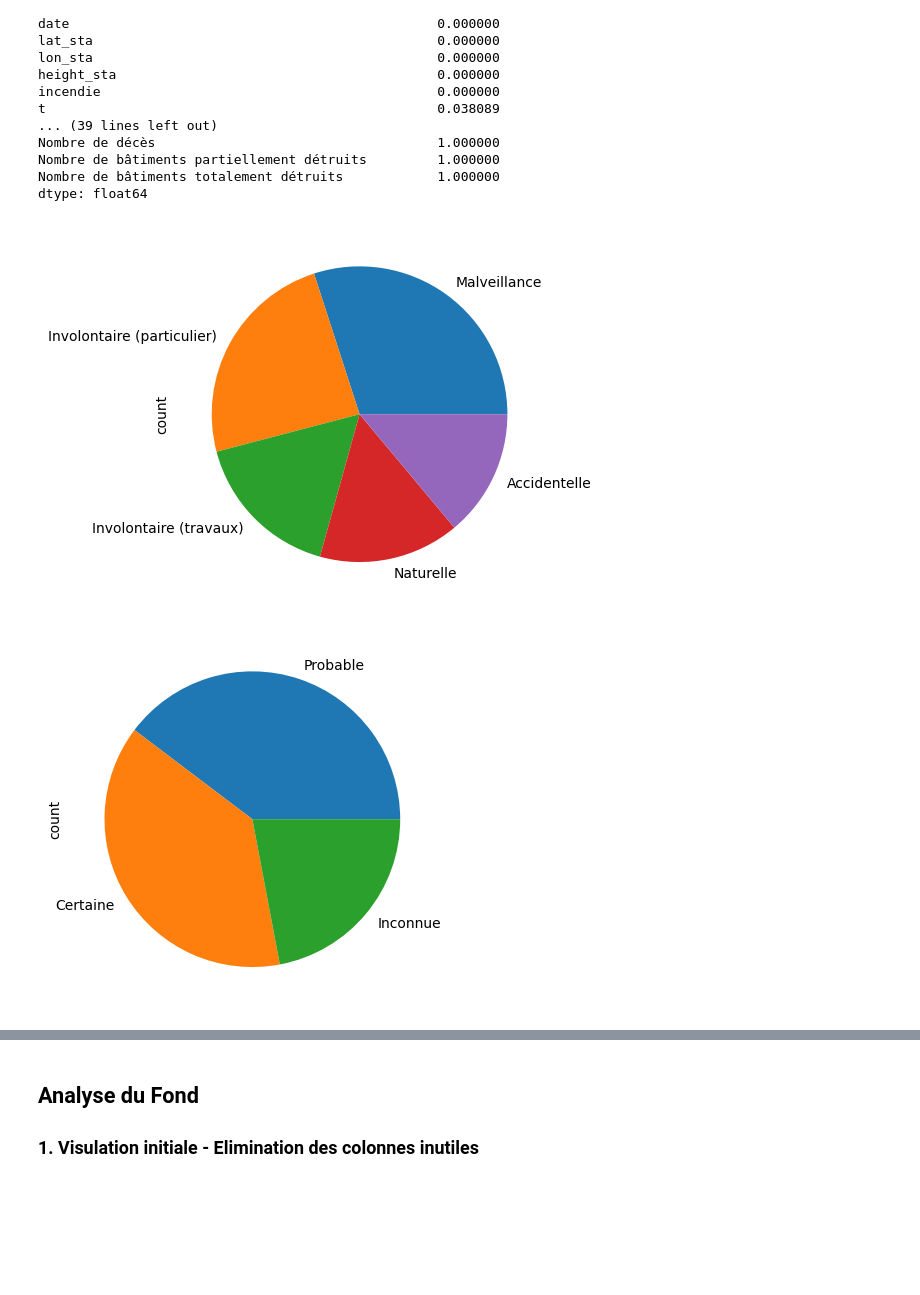
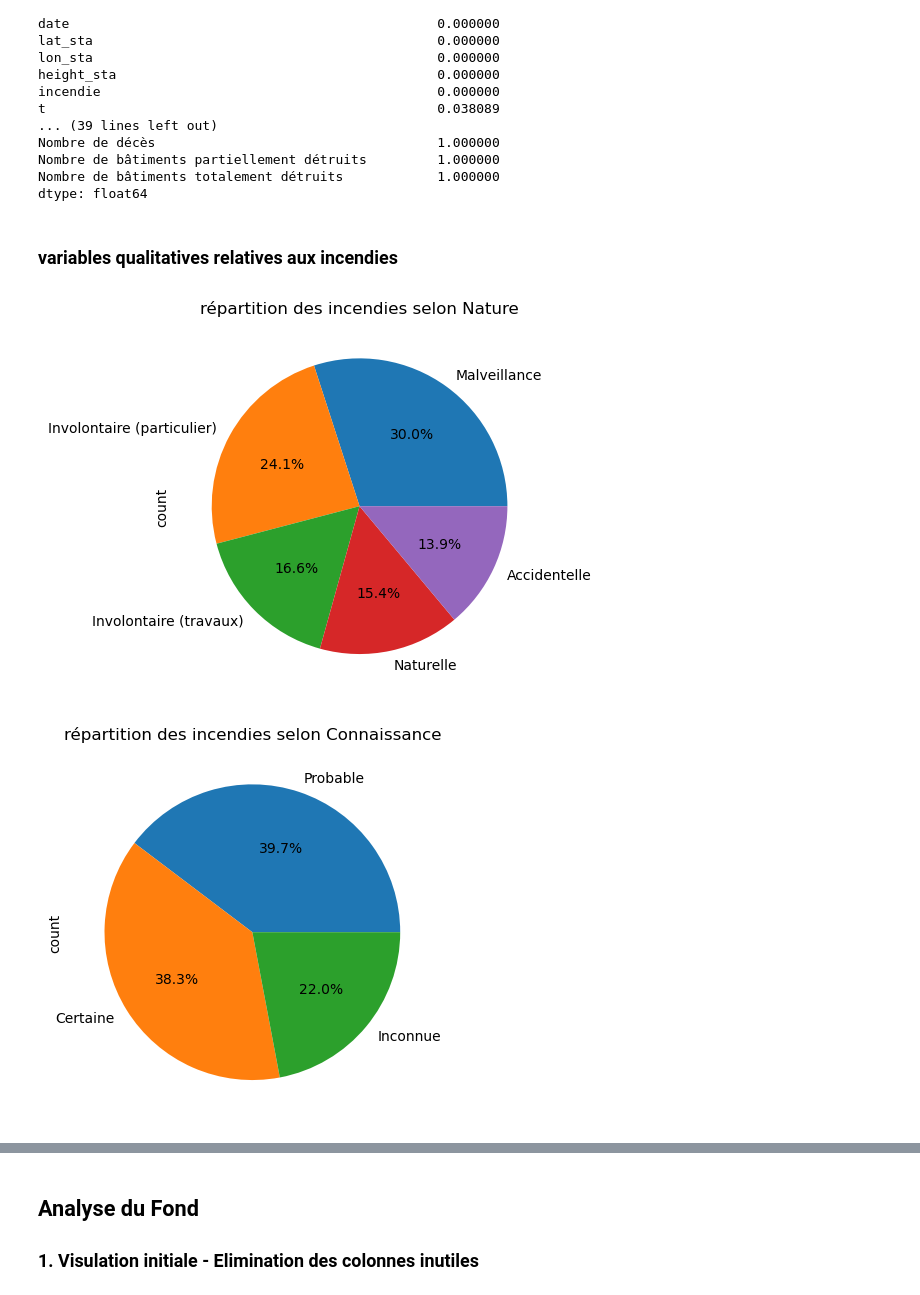
Before and after one commit to felixdechamps/ensae-prog2A, a Jupyter notebook: notebookstat.ipynb, the cells around one changed output, grey strips where cells are left out. Cells and saved outputs as stored; diff of their text form; code cells hidden in the pictures; blank space fills up the shorter version.

Commit message:
ajout d'histogrammes et de commentaires
Co-Auteur: dpremachandra <david.premachandra@dauphine.eu>

```diff
--- a/notebookstat.ipynb
+++ b/notebookstat.ipynb
@@ -41,10 +45,13 @@ Nombre de décès                                    1.000000
 Nombre de bâtiments partiellement détruits         1.000000
 Nombre de bâtiments totalement détruits            1.000000
 dtype: float64
+# %% [markdown]
+### variables qualitatives relatives aux incendies
 # %%
-for col in ['Nature','Connaissance','Type de peuplement']:
+for col in ['Nature','Connaissance','Type de peuplement']: #penser à mettre le département et les histogrammes sur l'heure et le mois...
     plt.figure()
-    data[col].value_counts().plot.pie()
+    data[col].value_counts().plot.pie(autopct='%1.1f%%')
+    plt.title("répartition des incendies selon "+ col)
 # %% [output]
-[figure, old version]
+[figure, new version]
-[figure, old version]
+[figure, new version]
```
Also changed, not shown: parts of 11 cells of this notebook.
